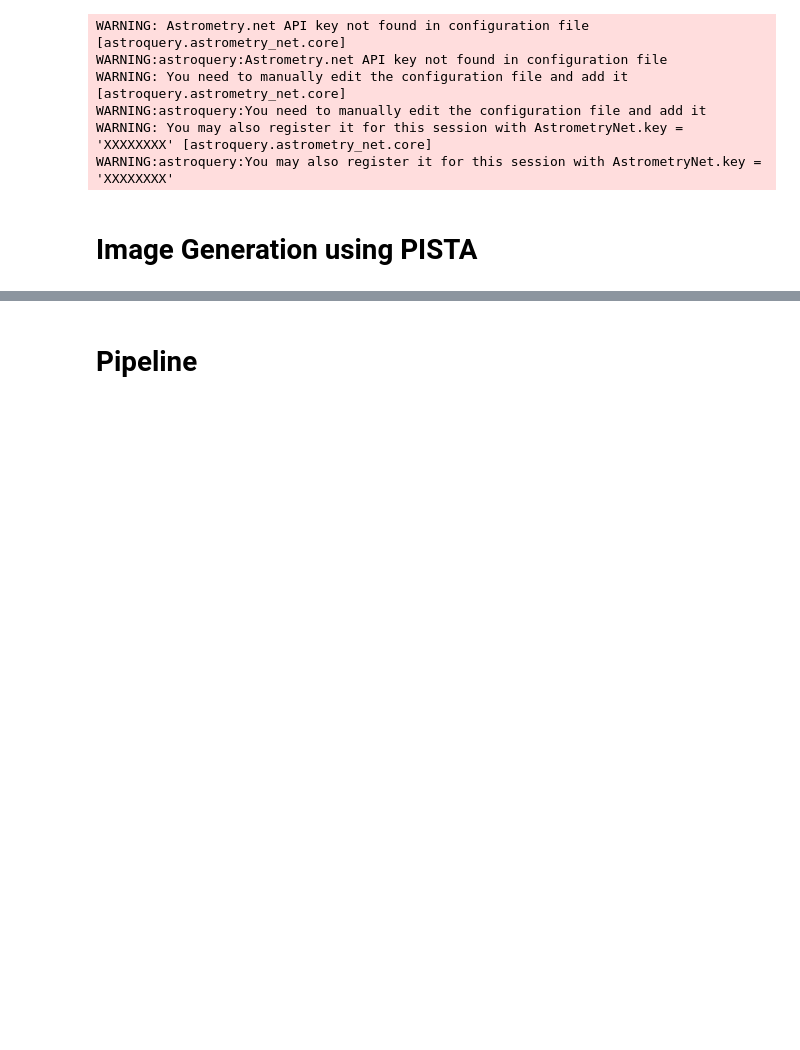
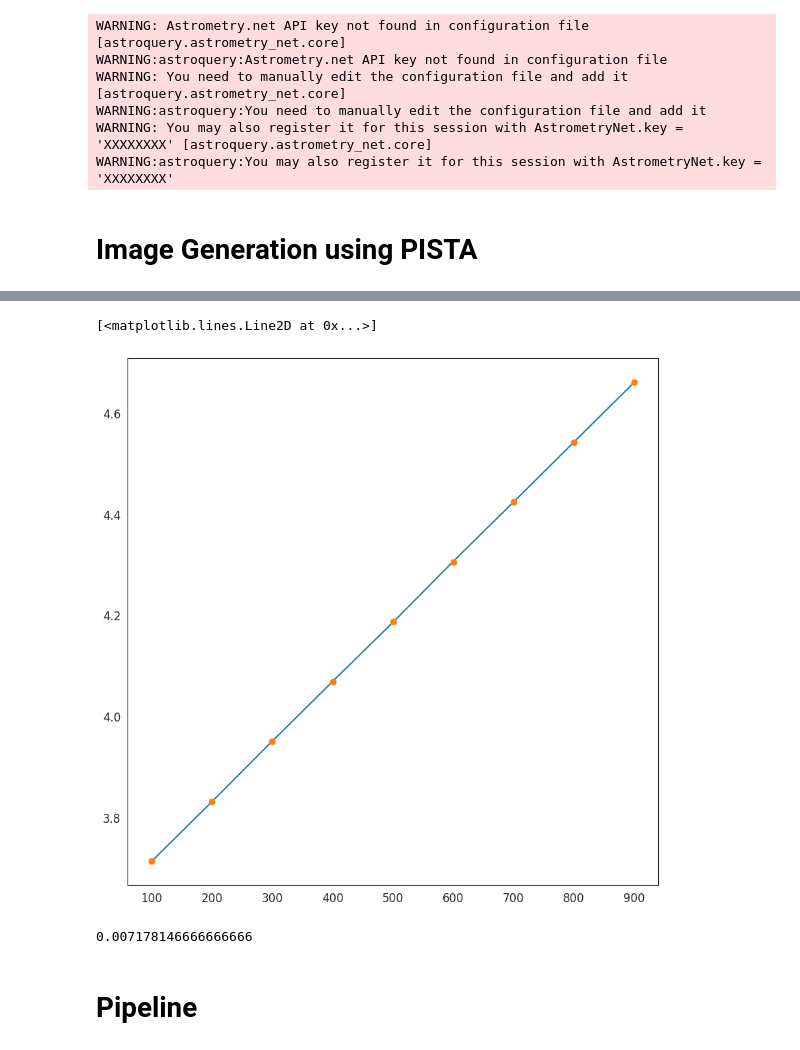
Before and after one commit to Jack3690/INSIST_pipeline, a Jupyter notebook: notebooks/MACADAMIA.ipynb, the cells around one changed output, grey strips where cells are left out. Drawn from its saved outputs; the diff is of its cells as text; code cells hidden in the pictures; blank space fills up the shorter version.

```diff
--- a/notebooks/MACADAMIA.ipynb
+++ b/notebooks/MACADAMIA.ipynb
@@ -84,7 +86,9 @@ user_profiles = {'PRNU' : sim.flat_frame,
 
 sim(det_params = det_params, photometry = None)
 
-for i, t in enumerate([2400, 2400, 2400, 2400, 2400]):
+darks = []
+
+for i, t in enumerate(range(100,1000,100)):
 
   del_ra = np.random.random(1)[0]/3600
   del_dec = np.random.random(1)[0]/3600
@@ -96,6 +100,8 @@ for i, t in enumerate([2400, 2400, 2400, 2400, 2400]):
                   exp_time = t, user_profiles = user_profiles)
   sim( det_params = det_params, photometry = None)
 
-  sim.writeto(f'input_data/img{i}.fits')
-  flux = 10**(0.4*sim.ZP)/sim.exp_time
-  ZP = 2.5*np.log10(flux)
+  #sim.writeto(f'input_data/img{i}.fits')
+
+  darks.append(sim.dark_frame.mean())
+
+  print(sim.dark_frame.mean()/sim.exp_time)
@@ -101,0 +134,2 @@ for i, t in enumerate([2400, 2400, 2400, 2400, 2400]):
+# %%
+darks = np.array(darks)
@@ -102,3 +150,19 @@ for i, t in enumerate([2400, 2400, 2400, 2400, 2400]):
+# %%
+t = np.arange(100, 1000,100)
+
+init = models.Linear1D()
+fit = fitting.LinearLSQFitter()
+model = fit(init,t, darks)
+
+plt.plot(t, darks)
+plt.plot(t, model(t), 'o')
+# %% [output]
+[<matplotlib.lines.Line2D at 0x...>]
+[figure, added]
+# %%
+dark.mean()
+# %% [output]
+0.007178146666666666
 # %% [markdown]
 # **Pipeline**
 # %% [markdown]
```
Also changed, not shown: parts of 5 cells of this notebook.
